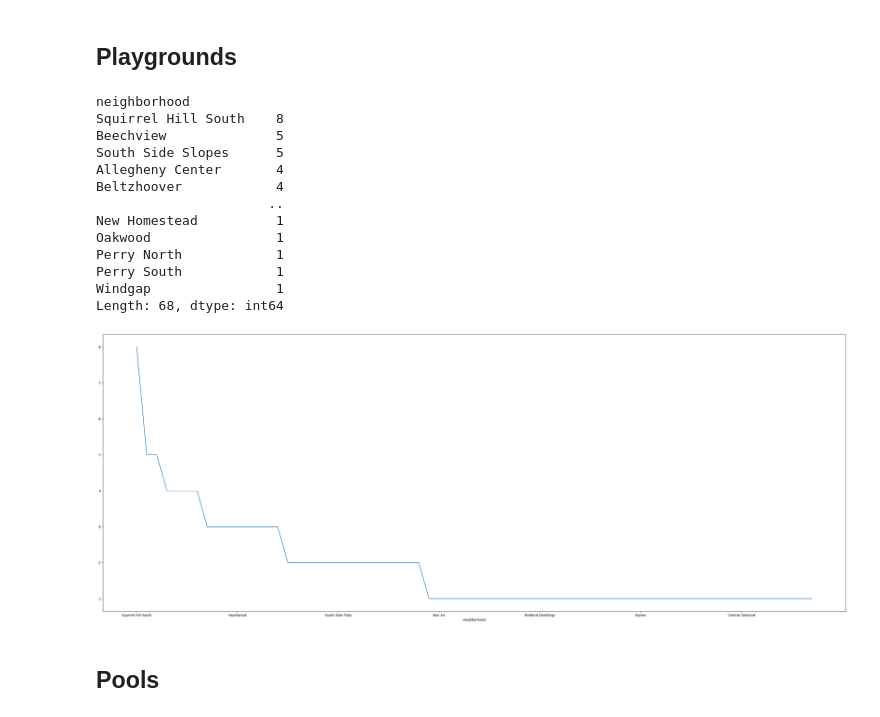
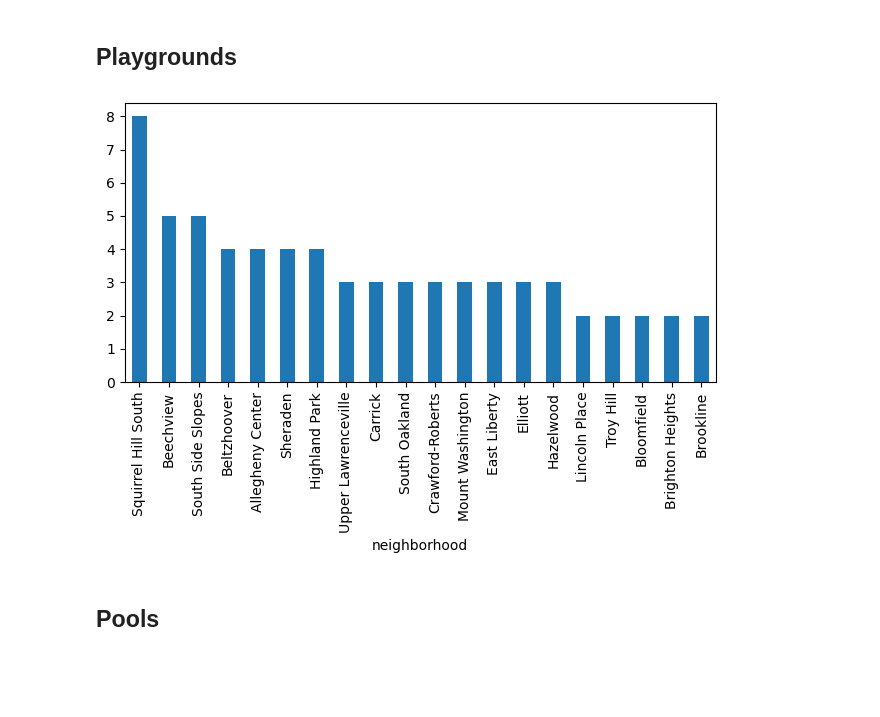
Before and after one commit to tylerp08/BigIdeasLab_Recreational, a Jupyter notebook: Metric.ipynb, the cells around one changed output. Drawn from its saved outputs; the diff is of its cells as text; code cells hidden in the pictures; blank space fills up the shorter version.

```diff
--- a/Metric.ipynb
+++ b/Metric.ipynb
@@ -48,27 +48,21 @@ Length: 63, dtype: int64
 # %% [markdown]
 ## **Playgrounds**
 # %%
+import pandas as pd
+import numpy as np
+%matplotlib inline
+import matplotlib.pyplot as plt
+
 playgrounds= pd.read_csv("https://data.wprdc.org/datastore/dump/47350364-44a8-4d15-b6e0-5f79ddff9367")
 appearances= playgrounds.groupby('neighborhood').size()
-countNeighborhoods= appearances.sort_values(ascending=False)
-print(countNeighborhoods)
-countNeighborhoods.plot()
+countPlaygrounds= appearances.sort_values(ascending=False)
+countPlaygrounds=countPlaygrounds.head(20)
+plt.xticks(rotation=90)
+countPlaygrounds.plot(kind="bar",x="neighborhood",y="count")
+plt.tight_layout()
 plt.show()
 # %% [output]
-neighborhood
-Squirrel Hill South    8
-Beechview              5
-South Side Slopes      5
-Allegheny Center       4
-Beltzhoover            4
-                      ..
-New Homestead          1
-Oakwood                1
-Perry North            1
-Perry South            1
-Windgap                1
-Length: 68, dtype: int64
-[figure, old version]
+[figure, new version]
 # %% [markdown]
 ## **Pools**
 # %%
```
